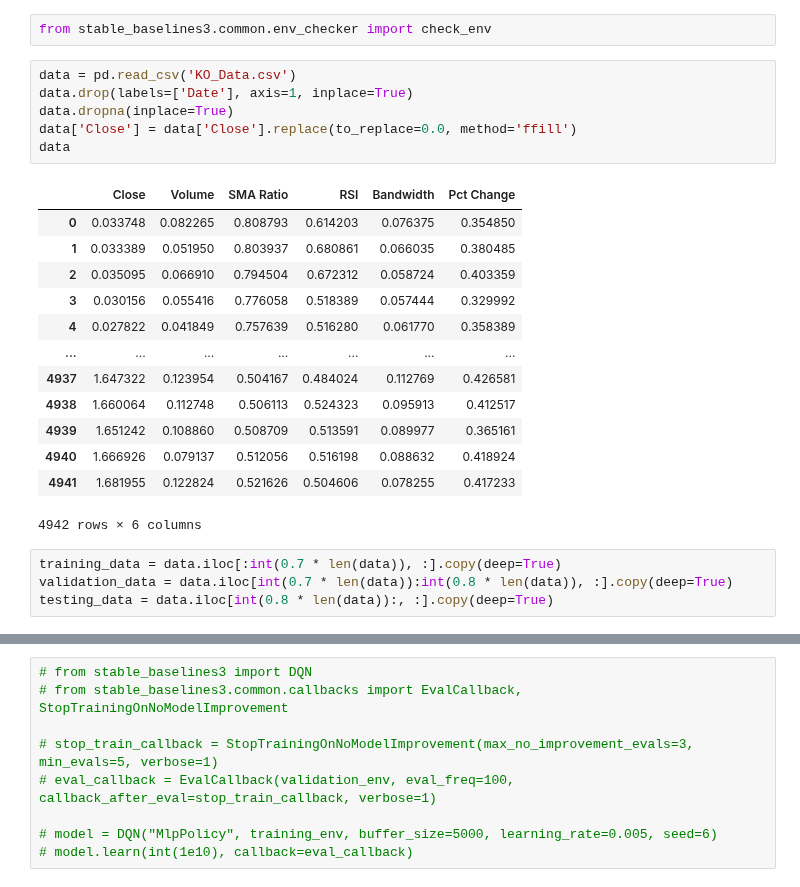
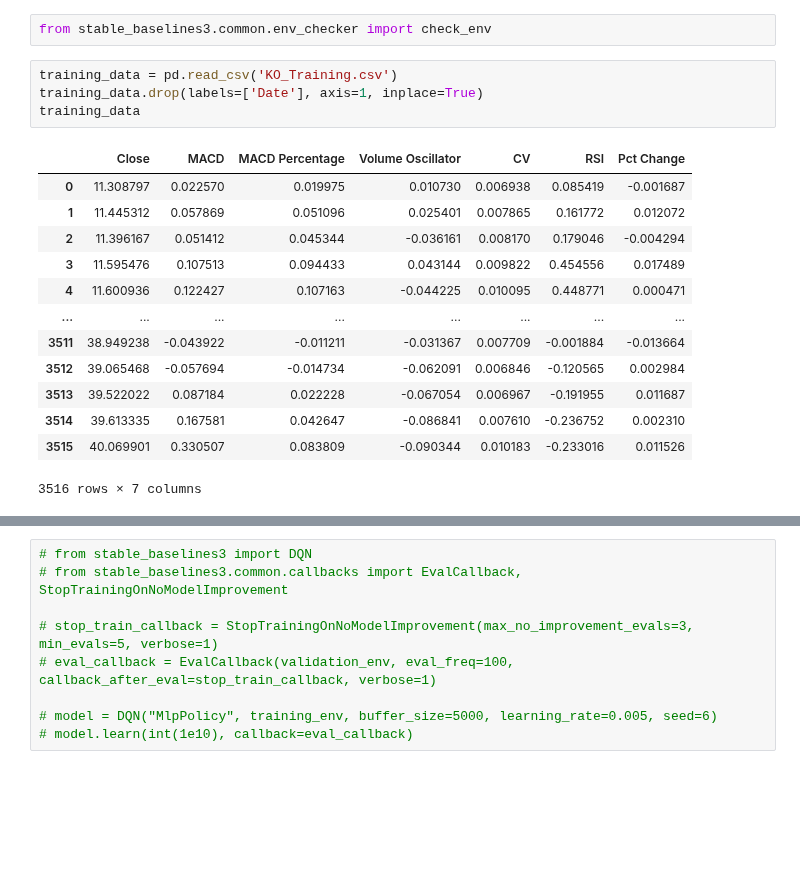
Before and after one commit to joeyallen1/RL_Trading, a Jupyter notebook: Training.ipynb, the cells around one changed output, grey strips where cells are left out. Drawn from its saved outputs; the diff is of its cells as text; blank space fills up the shorter version.

```diff
--- a/Training.ipynb
+++ b/Training.ipynb
@@ -5,26 +5,20 @@ from Environments import TestingEnv
 # %%
 from stable_baselines3.common.env_checker import check_env
 # %%
-data = pd.read_csv('KO_Data.csv')
-data.drop(labels=['Date'], axis=1, inplace=True)
-data.dropna(inplace=True)
-data['Close'] = data['Close'].replace(to_replace=0.0, method='ffill')
-data
+training_data = pd.read_csv('KO_Training.csv')
+training_data.drop(labels=['Date'], axis=1, inplace=True)
+training_data
 # %% [output]
-|  | Close | Volume | SMA Ratio | RSI | Bandwidth | Pct Change |
-| 0 | 0.033748 | 0.082265 | 0.808793 | 0.614203 | 0.076375 | 0.354850 |
-| 1 | 0.033389 | 0.051950 | 0.803937 | 0.680861 | 0.066035 | 0.380485 |
-| 2 | 0.035095 | 0.066910 | 0.794504 | 0.672312 | 0.058724 | 0.403359 |
-| 3 | 0.030156 | 0.055416 | 0.776058 | 0.518389 | 0.057444 | 0.329992 |
-| 4 | 0.027822 | 0.041849 | 0.757639 | 0.516280 | 0.061770 | 0.358389 |
-| ... | ... | ... | ... | ... | ... | ... |
-| 4937 | 1.647322 | 0.123954 | 0.504167 | 0.484024 | 0.112769 | 0.426581 |
-| 4938 | 1.660064 | 0.112748 | 0.506113 | 0.524323 | 0.095913 | 0.412517 |
-| 4939 | 1.651242 | 0.108860 | 0.508709 | 0.513591 | 0.089977 | 0.365161 |
-| 4940 | 1.666926 | 0.079137 | 0.512056 | 0.516198 | 0.088632 | 0.418924 |
-| 4941 | 1.681955 | 0.122824 | 0.521626 | 0.504606 | 0.078255 | 0.417233 |
+|  | Close | MACD | MACD Percentage | Volume Oscillator | CV | RSI | Pct Change |
+| 0 | 11.308797 | 0.022570 | 0.019975 | 0.010730 | 0.006938 | 0.085419 | -0.001687 |
+| 1 | 11.445312 | 0.057869 | 0.051096 | 0.025401 | 0.007865 | 0.161772 | 0.012072 |
+| 2 | 11.396167 | 0.051412 | 0.045344 | -0.036161 | 0.008170 | 0.179046 | -0.004294 |
+| 3 | 11.595476 | 0.107513 | 0.094433 | 0.043144 | 0.009822 | 0.454556 | 0.017489 |
+| 4 | 11.600936 | 0.122427 | 0.107163 | -0.044225 | 0.010095 | 0.448771 | 0.000471 |
+| ... | ... | ... | ... | ... | ... | ... | ... |
+| 3511 | 38.949238 | -0.043922 | -0.011211 | -0.031367 | 0.007709 | -0.001884 | -0.013664 |
+| 3512 | 39.065468 | -0.057694 | -0.014734 | -0.062091 | 0.006846 | -0.120565 | 0.002984 |
+| 3513 | 39.522022 | 0.087184 | 0.022228 | -0.067054 | 0.006967 | -0.191955 | 0.011687 |
+| 3514 | 39.613335 | 0.167581 | 0.042647 | -0.086841 | 0.007610 | -0.236752 | 0.002310 |
+| 3515 | 40.069901 | 0.330507 | 0.083809 | -0.090344 | 0.010183 | -0.233016 | 0.011526 |
-4942 rows × 6 columns
+3516 rows × 7 columns
-# %%
-training_data = data.iloc[:int(0.7 * len(data)), :].copy(deep=True)
-validation_data = data.iloc[int(0.7 * len(data)):int(0.8 * len(data)), :].copy(deep=True)
-testing_data = data.iloc[int(0.8 * len(data)):, :].copy(deep=True)
```
Also changed, not shown: parts of 8 cells of this notebook, 2 other files.
